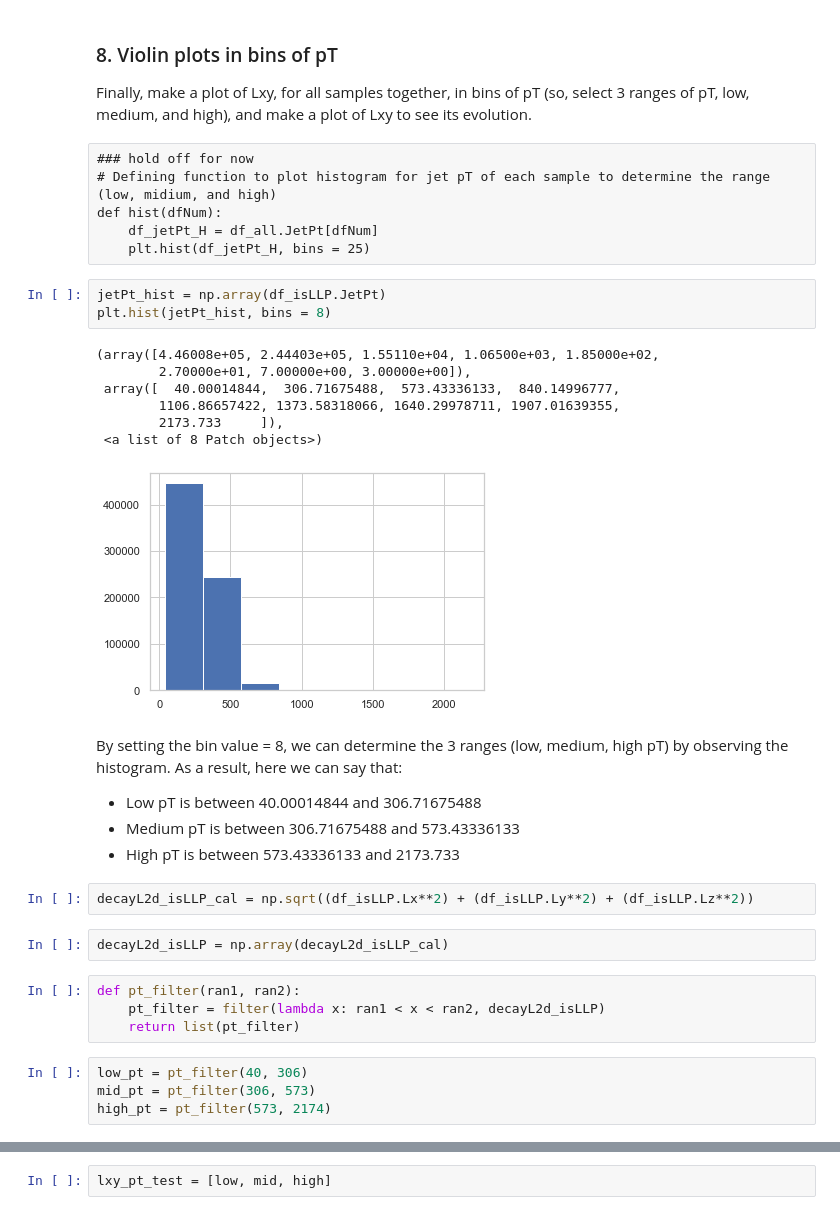
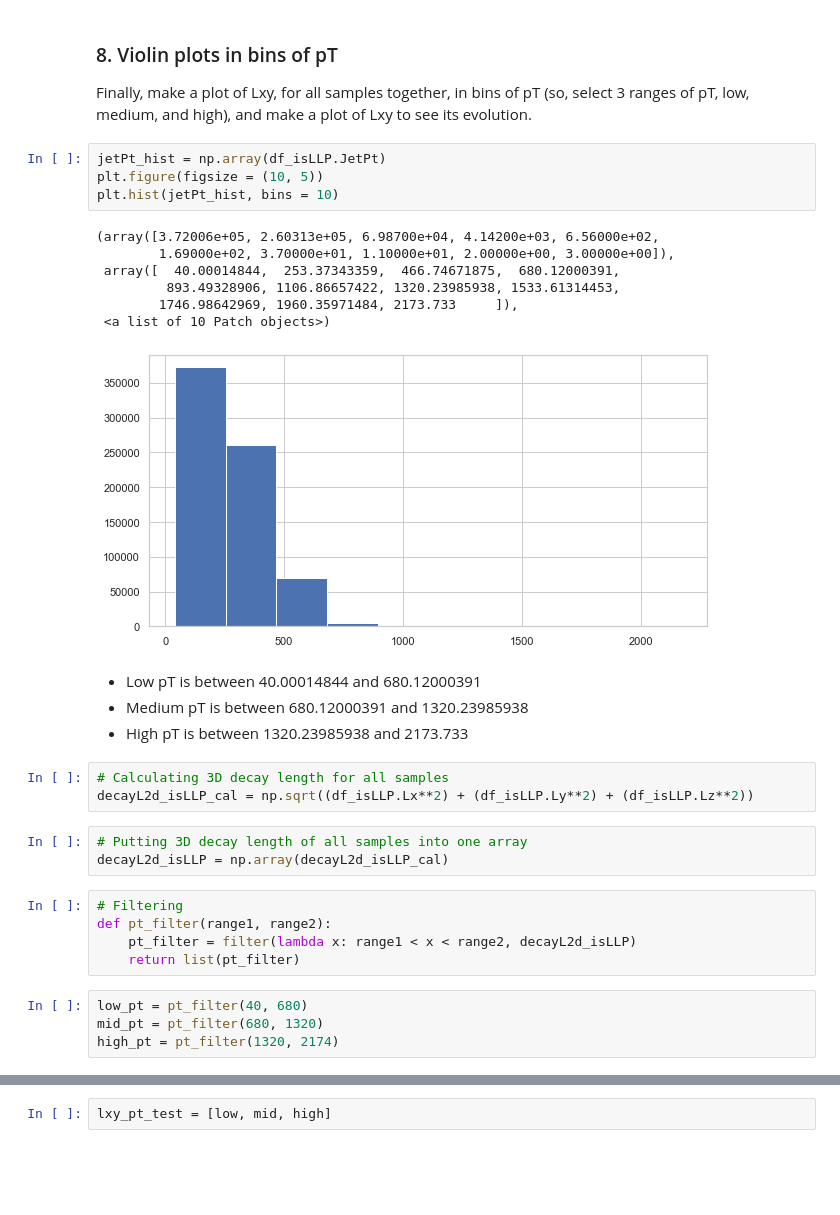
Before and after one commit to 2020-Winter-427/03-long-lived-particle-simulation-data-JinLee21, a Jupyter notebook: Lab 3_Jin Lee.ipynb, the cells around one changed output, grey strips where cells are left out. Cells and saved outputs as stored; diff of their text form; blank space fills up the shorter version.

```diff
--- a/Lab 3_Jin Lee.ipynb
+++ b/Lab 3_Jin Lee.ipynb
@@ -264,40 +264,37 @@ Text(0.5, 0, 'Jet pT (LLP = False)')
 # %% [markdown]
 ### 8. Violin plots in bins of pT
 Finally, make a plot of Lxy, for all samples together, in bins of pT (so, select 3 ranges of pT, low, medium, and high), and make a plot of Lxy to see its evolution.
-# %% [raw]
-### hold off for now
-# Defining function to plot histogram for jet pT of each sample to determine the range (low, midium, and high)
-def hist(dfNum):
-    df_jetPt_H = df_all.JetPt[dfNum]
-    plt.hist(df_jetPt_H, bins = 25)
 # %%
 jetPt_hist = np.array(df_isLLP.JetPt)
-plt.hist(jetPt_hist, bins = 8)
+plt.figure(figsize = (10, 5))
+plt.hist(jetPt_hist, bins = 10)
 # %% [output]
-(array([4.46008e+05, 2.44403e+05, 1.55110e+04, 1.06500e+03, 1.85000e+02,
-        2.70000e+01, 7.00000e+00, 3.00000e+00]),
- array([  40.00014844,  306.71675488,  573.43336133,  840.14996777,
-        1106.86657422, 1373.58318066, 1640.29978711, 1907.01639355,
-        2173.733     ]),
- <a list of 8 Patch objects>)
+(array([3.72006e+05, 2.60313e+05, 6.98700e+04, 4.14200e+03, 6.56000e+02,
+        1.69000e+02, 3.70000e+01, 1.10000e+01, 2.00000e+00, 3.00000e+00]),
+ array([  40.00014844,  253.37343359,  466.74671875,  680.12000391,
+         893.49328906, 1106.86657422, 1320.23985938, 1533.61314453,
+        1746.98642969, 1960.35971484, 2173.733     ]),
+ <a list of 10 Patch objects>)
-[figure, old version]
+[figure, new version]
 # %% [markdown]
-By setting the bin value = 8, we can determine the 3 ranges (low, medium, high pT) by observing the histogram. As a result, here we can say that:
-* Low pT is between 40.00014844 and 306.71675488
-* Medium pT is between 306.71675488 and 573.43336133
-* High pT is between 573.43336133 and 2173.733
+* Low pT is between 40.00014844 and 680.12000391
+* Medium pT is between 680.12000391 and 1320.23985938
+* High pT is between 1320.23985938 and 2173.733
 # %%
+# Calculating 3D decay length for all samples
 decayL2d_isLLP_cal = np.sqrt((df_isLLP.Lx**2) + (df_isLLP.Ly**2) + (df_isLLP.Lz**2))
-# %%
-decayL2d_isLLP = np.array(decayL2d_isLLP_cal)
+# %%
+# Putting 3D decay length of all samples into one array
+decayL2d_isLLP = np.array(decayL2d_isLLP_cal)
 # %%
-def pt_filter(ran1, ran2):
-    pt_filter = filter(lambda x: ran1 < x < ran2, decayL2d_isLLP)
+# Filtering
+def pt_filter(range1, range2):
+    pt_filter = filter(lambda x: range1 < x < range2, decayL2d_isLLP)
     return list(pt_filter)
 # %%
-low_pt = pt_filter(40, 306)
-mid_pt = pt_filter(306, 573)
-high_pt = pt_filter(573, 2174)
+low_pt = pt_filter(40, 680)
+mid_pt = pt_filter(680, 1320)
+high_pt = pt_filter(1320, 2174)
 # %%
 len(low_pt), len(mid_pt), len(high_pt)
 # %% [output]
```
Also changed, not shown: parts of 5 cells of this notebook.
